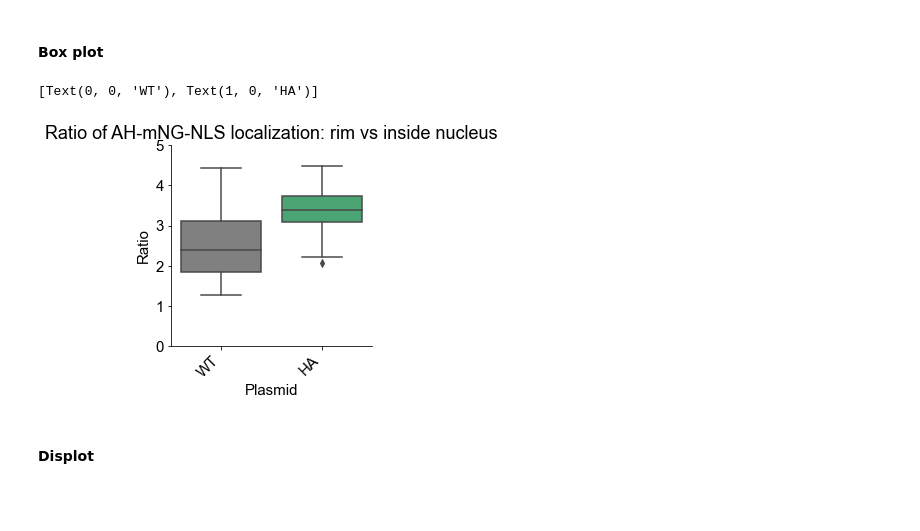
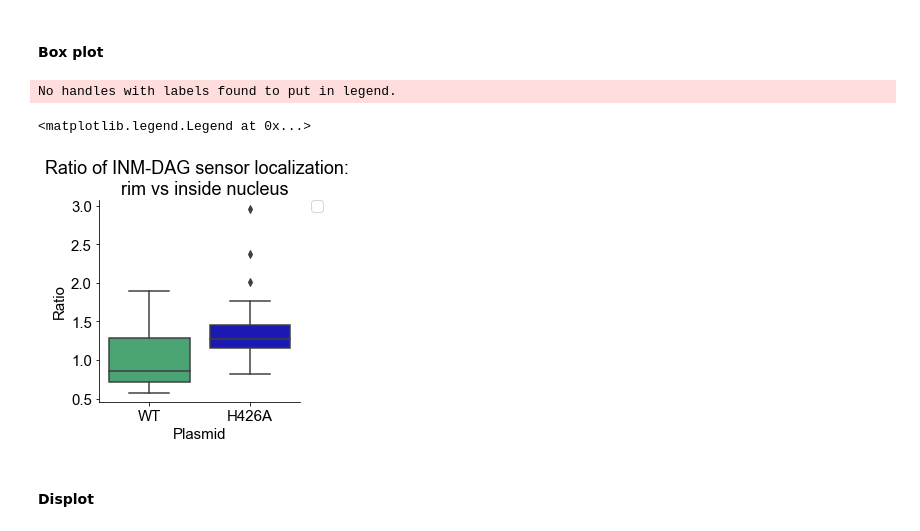
Before and after one commit to shokenlee/Lee_2023_Sun2-Lipid, a Jupyter notebook: NE_enrich_score.ipynb, the cells around one changed output. Cells and saved outputs as stored; diff of their text form; code cells hidden in the pictures; blank space fills up the shorter version.

```diff
--- a/NE_enrich_score.ipynb
+++ b/NE_enrich_score.ipynb
@@ -22,16 +22,18 @@ plt.rcParams['svg.fonttype'] = 'none'
 my_pal = ['grey', 'mediumseagreen', 'mediumblue', 'darkorange']
 
 # set the directory where the data files are awaiting
-directory = '/Users/ShokenLEE/Desktop/DATA/2022 7-9/8-25-22 P-218 AH-NLS DGAT1,2/DGAT1'
+directory = '/Users/ShokenLEE/Desktop/DATA/2022 10-12/10-20-22 P-233 2xT mScrt-DGAT1'
 # %% [markdown]
 ### **1. Concanatate all the CSV files**
 # %%
 df = pd.DataFrame()
 
 for path, subdirs, files in os.walk(directory):
+#     print(subdirs)
     for file in files:
         if file.endswith('csv'):
             _df = pd.read_csv(os.path.join(path, file))
+            _df['Path'] = path
             df = pd.concat([df, _df], axis=0)
 # %%
 df.head()
@@ -64,8 +67,8 @@ memory usage: 3.2+ KB
 # %% [markdown]
 ####  **Drug**
 # %%
-# df.loc[df['FileName'].str.contains('DMSO'), 'Drug'] = 'DMSO'
-# df.loc[df['FileName'].str.contains('pra'), 'Drug'] = 'Propranolol'
+df.loc[df['Path'].str.contains('BSA'), 'Drug'] = 'BSA'
+df.loc[df['Path'].str.contains('Oleate'), 'Drug'] = 'Oleate'
 # %% [markdown]
 ####  **siRNA**
 # %%
@@ -77,7 +80,7 @@ df.loc[df['FileName'].str.contains('NEP1R1'), 'siRNA'] = 'siNEP1R1'
 ####  **Plasmids**
 # %%
 df.loc[df['FileName'].str.contains('WT'), 'Plasmid'] = 'WT'
-df.loc[df['FileName'].str.contains('HA'), 'Plasmid'] = 'HA'
+df.loc[df['FileName'].str.contains('HA'), 'Plasmid'] = 'H426A'
 # %% [markdown]
 ### **3. Cleaning**
 # %% [markdown]
@@ -153,23 +155,26 @@ No handles with labels found to put in legend.
 # %%
 fig = plt.figure(figsize=(3.5,3.5))
 ax_box = fig.add_axes([0.1, 0.1, 0.8, 0.8])
 
 # ax_box = sns.boxplot(data=df_not_zero, x='siRNA', y='Ratio',
 #                      order=['siCtrl', 'siCTDNEP1', 'siLpin1', 'siNEP1R1'], palette=my_pal)
-ax_box = sns.boxplot(data=df_not_zero, x='Plasmid', y='Ratio', order=['WT', 'HA'], palette=my_pal)
-# ax_box = sns.boxplot(data=df_not_zero, x='Drug', y='Ratio', order=['DMSO', 'Propranolol'], palette=my_pal)
+ax_box = sns.boxplot(data=df_not_zero, x='Plasmid', y='Ratio', order=['WT', 'H426A'], palette=my_pal[1:3])
+# ax_box = sns.boxplot(data=df_not_zero[df_not_zero.Plasmid == '1xC1ab'], x='Plasmid', y='Ratio',
+#                      hue='Drug', hue_order = ['BSA', 'Oleate'], palette=my_pal)
 
-plt.title('Ratio of AH-mNG-NLS localization: rim vs inside nucleus')
+plt.title('Ratio of INM-DAG sensor localization: \n  rim vs inside nucleus')
 plt.ylabel('Ratio')
-plt.ylim([0,5])
+# plt.ylim([0,1])
 
 ax_box.spines['top'].set_visible(False)
 ax_box.spines['right'].set_visible(False)
 
 # ax_box.set_xticklabels(labels=['siCtrl', 'siCTDNEP1', 'siLpin1', 'siNEP1R1'], rotation=45, ha='right')
 # ax_box.set_xticklabels(labels=['DMSO', 'Propranolol'], rotation=45, ha='right')
-ax_box.set_xticklabels(labels=['WT', 'HA'], rotation=45, ha='right')
+# ax_box.set_xticklabels(labels=['1xC1ab'], rotation=45, ha='right')
+plt.legend(bbox_to_anchor=(1.05, 1), loc='upper left', borderaxespad=0)
 # %% [output]
-[Text(0, 0, 'WT'), Text(1, 0, 'HA')]
+No handles with labels found to put in legend.
+<matplotlib.legend.Legend at 0x...>
-[figure, old version]
+[figure, new version]
 # %%
```
Also changed, not shown: parts of 8 cells of this notebook, 4 other files.
